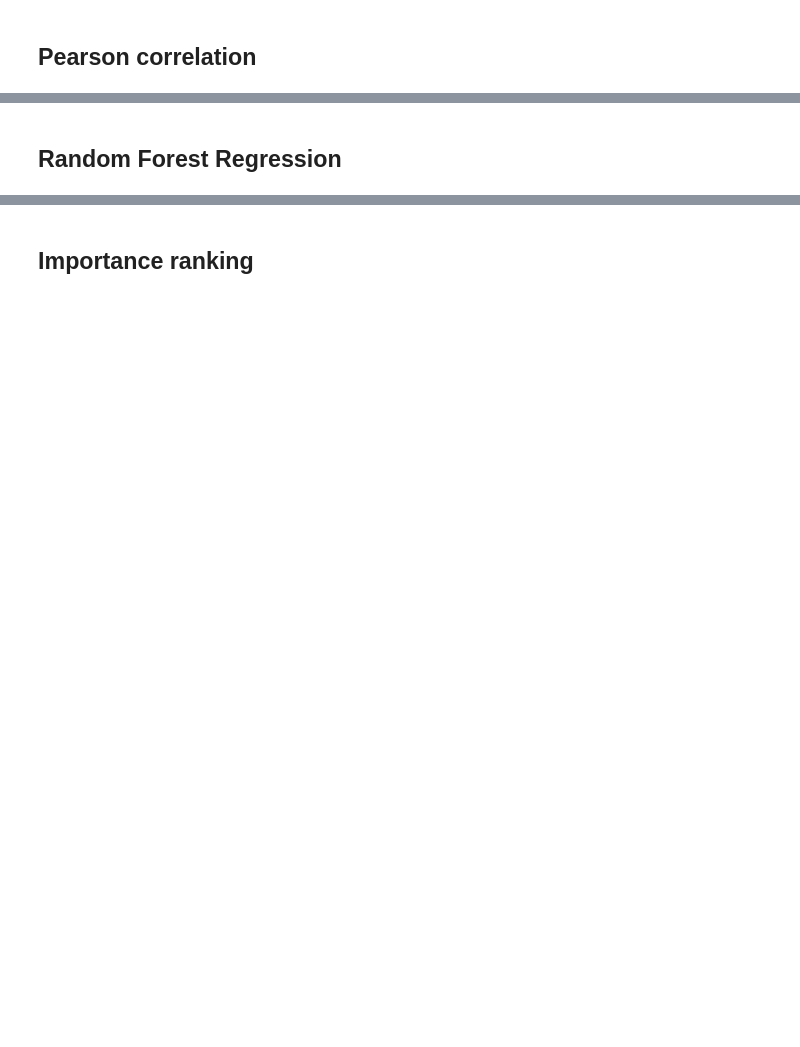
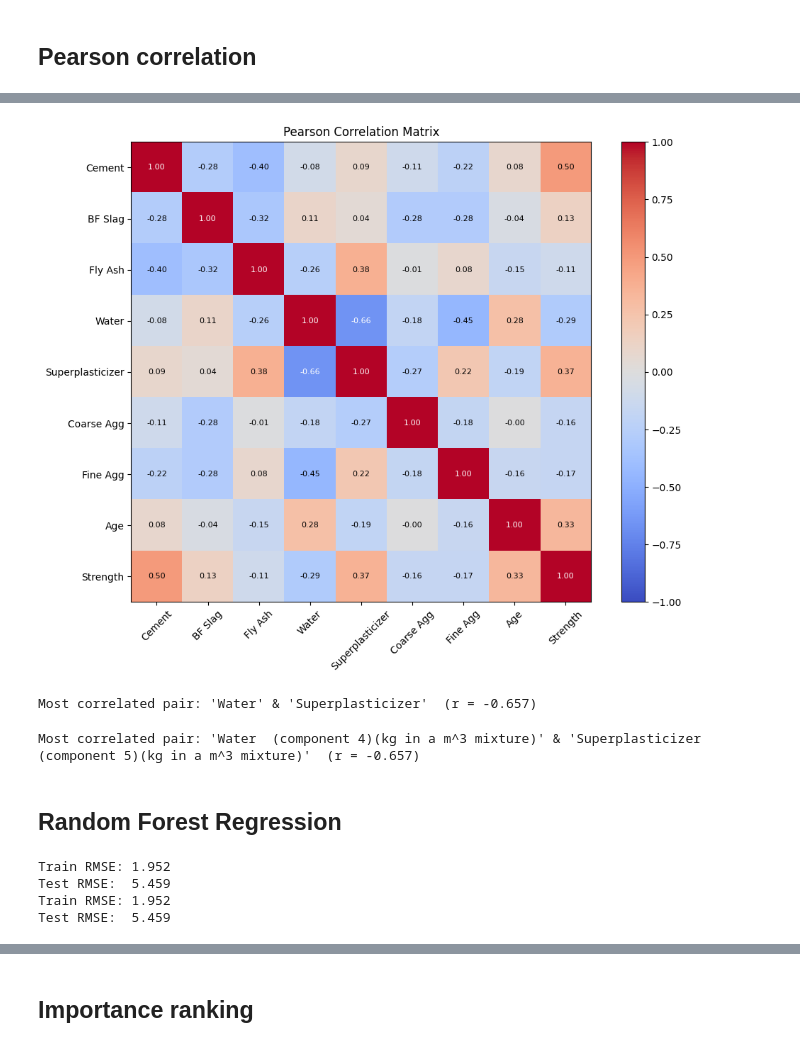
Before and after one commit to kkipngenokoech/Material-Science, a Jupyter notebook: Laboratory 03 - Machine Learning/random_forest_cement.ipynb, the cells around one changed output, grey strips where cells are left out. Saved outputs shown, nothing was run; the diff lists cells and outputs as text; code cells hidden in the pictures; blank space fills up the shorter version.

```diff
--- a/Laboratory 03 - Machine Learning/random_forest_cement.ipynb
+++ b/Laboratory 03 - Machine Learning/random_forest_cement.ipynb
@@ -40,2 +101,40 @@ df
+# %%
+labels = ["Cement", "BF Slag", "Fly Ash", "Water", "Superplasticizer",
+          "Coarse Agg", "Fine Agg", "Age", "Strength"]
+
+corr = df.corr(method="pearson")
+
+fig, ax = plt.subplots(figsize=(10, 8))
+im = ax.imshow(corr.values, vmin=-1, vmax=1, cmap="coolwarm")
+plt.colorbar(im, ax=ax)
+
+ax.set(xticks=range(len(labels)), xticklabels=labels,
+       yticks=range(len(labels)), yticklabels=labels,
+       title="Pearson Correlation Matrix")
+ax.tick_params(axis="x", rotation=45)
+
+for (i, j), val in np.ndenumerate(corr.values):
+    ax.text(j, i, f"{val:.2f}", ha="center", va="center", fontsize=8,
+            color="white" if abs(val) > 0.6 else "black")
+
+plt.tight_layout()
+plt.show()
+# %% [output]
+[figure, added]
+# %%
+corr_features = corr.iloc[:-1, :-1]
+np.fill_diagonal(corr_features.values, 0)  # zero out the diagonal
+max_idx = np.unravel_index(np.argmax(np.abs(corr_features.values)), corr_features.shape)
+feat1, feat2 = labels[max_idx[0]], labels[max_idx[1]]
+print(f"Most correlated pair: '{feat1}' & '{feat2}'  (r = {corr_features.values[max_idx]:.3f})")
+# %% [output]
+Most correlated pair: 'Water' & 'Superplasticizer'  (r = -0.657)
+# %%
+corr_features = corr.iloc[:-1, :-1]
+unstacked = corr_features.abs().unstack()
+pair = unstacked[unstacked < 1].idxmax()
+print(f"Most correlated pair: '{pair[0]}' & '{pair[1]}'  (r = {corr_features.loc[pair]:.3f})")
+# %% [output]
+Most correlated pair: 'Water  (component 4)(kg in a m^3 mixture)' & 'Superplasticizer (component 5)(kg in a m^3 mixture)'  (r = -0.657)
 # %% [markdown]
 ## Random Forest Regression
@@ -41,0 +152,18 @@ df
+# %%
+rmse_train = np.sqrt(np.mean((y_pred_train - y_train) ** 2))
+rmse_test  = np.sqrt(np.mean((y_pred_test  - y_test)  ** 2))
+
+print(f"Train RMSE: {rmse_train:.3f}")
+print(f"Test RMSE:  {rmse_test:.3f}")
+
+from sklearn.metrics import root_mean_squared_error
+
+rmse_train = root_mean_squared_error(y_train, y_pred_train)
+rmse_test  = root_mean_squared_error(y_test,  y_pred_test)
+print(f"Train RMSE: {rmse_train:.3f}")
+print(f"Test RMSE:  {rmse_test:.3f}")
+# %% [output]
+Train RMSE: 1.952
+Test RMSE:  5.459
+Train RMSE: 1.952
+Test RMSE:  5.459
```
Also changed, not shown: parts of 9 cells of this notebook, 1 other file.
